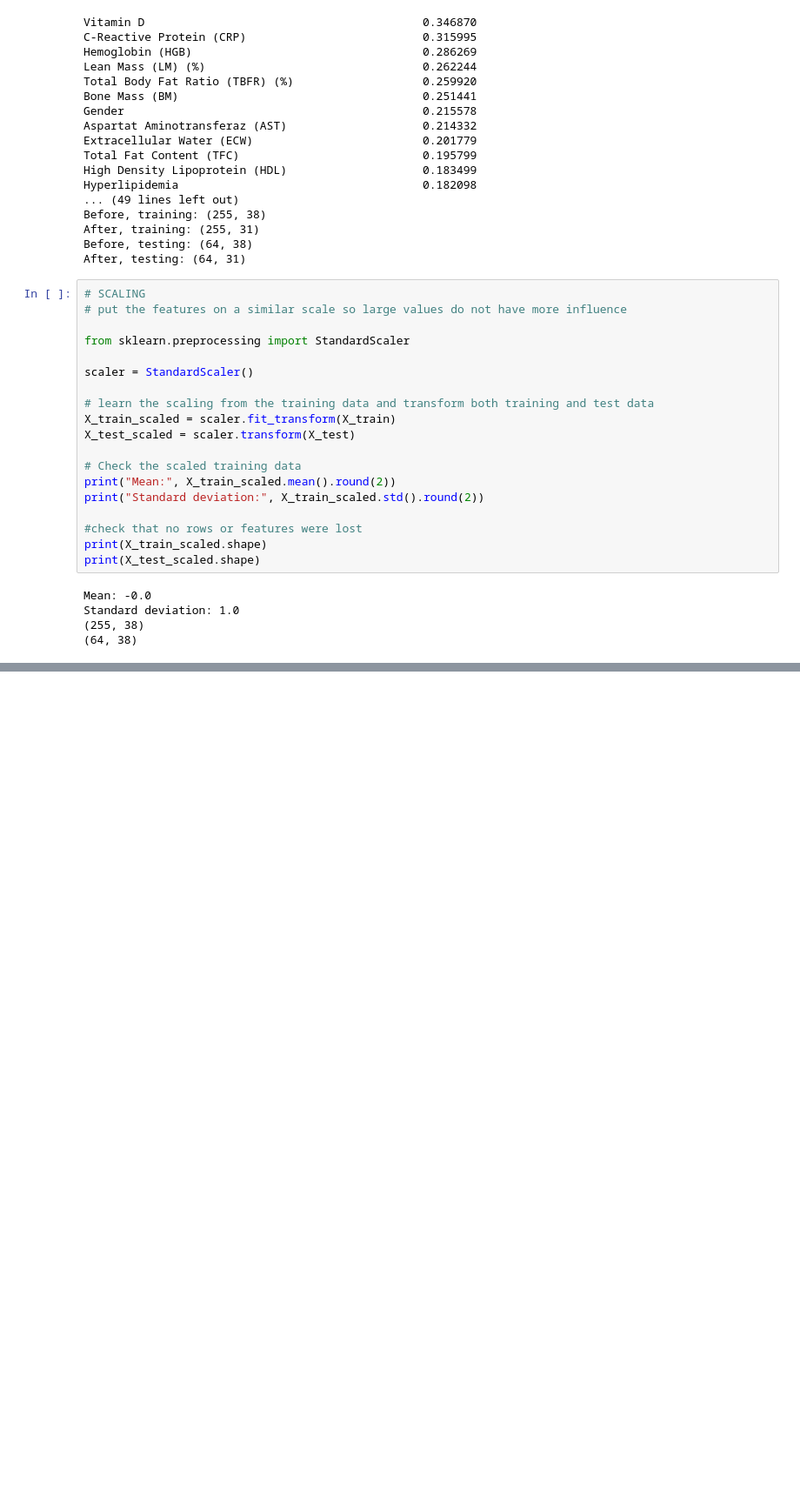
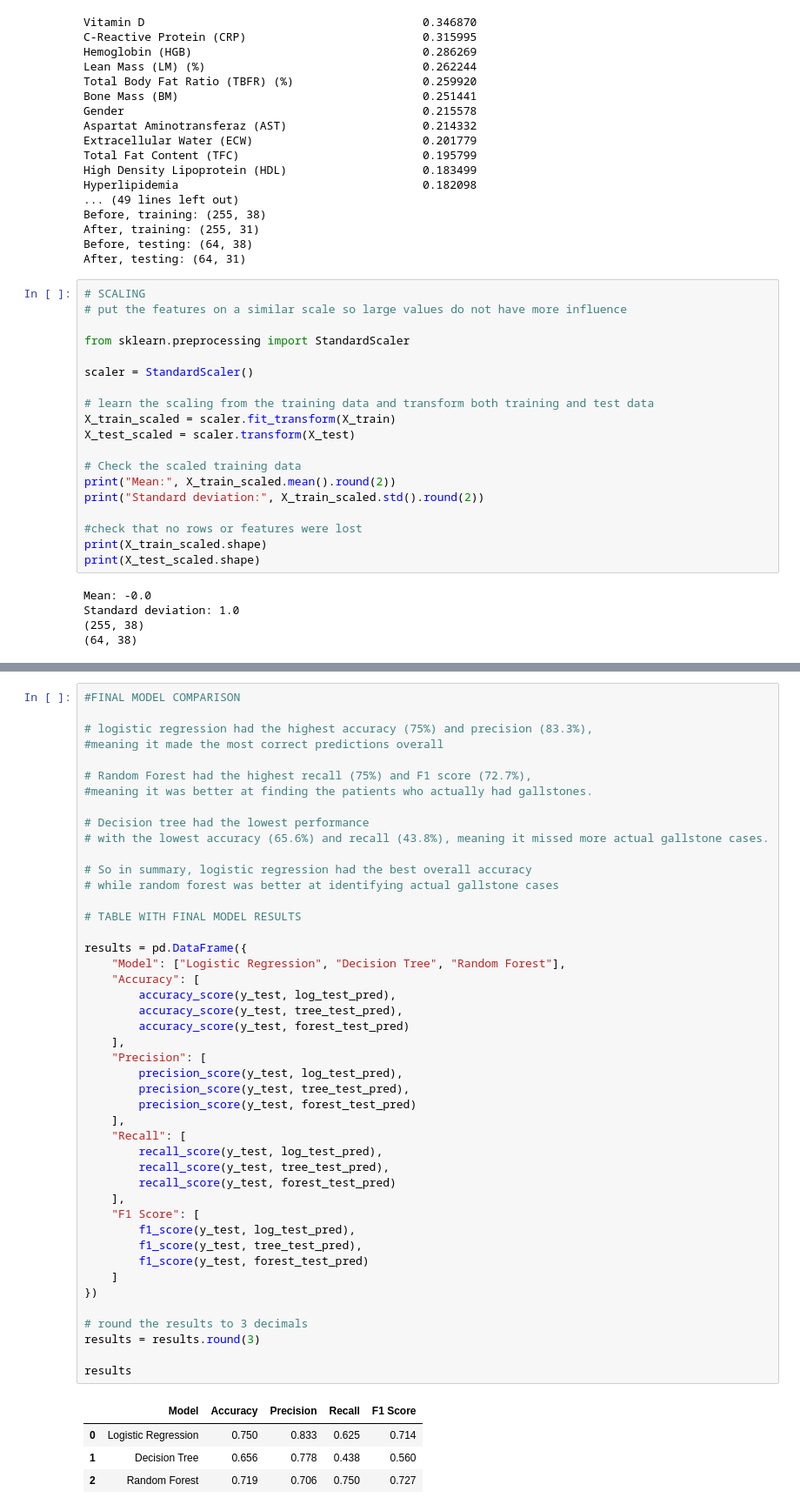
Before and after one commit to nyboo/DAT540, a Jupyter notebook: report.ipynb, the cells around one changed output, grey strips where cells are left out. Shown at 87% size. Saved outputs shown, nothing was run; the diff lists cells and outputs as text; blank space fills up the shorter version.

```diff
--- a/report.ipynb
+++ b/report.ipynb
@@ -671,3 +671,53 @@ Accuracy: 0.719
 Precision: 0.706
 Recall: 0.75
 F1 Score: 0.727
+# %%
+#FINAL MODEL COMPARISON
+
+# logistic regression had the highest accuracy (75%) and precision (83.3%),
+#meaning it made the most correct predictions overall
+
+# Random Forest had the highest recall (75%) and F1 score (72.7%),
+#meaning it was better at finding the patients who actually had gallstones.
+
+# Decision tree had the lowest performance
+# with the lowest accuracy (65.6%) and recall (43.8%), meaning it missed more actual gallstone cases.
+
+# So in summary, logistic regression had the best overall accuracy
+# while random forest was better at identifying actual gallstone cases
+
+# TABLE WITH FINAL MODEL RESULTS
+
+results = pd.DataFrame({
+    "Model": ["Logistic Regression", "Decision Tree", "Random Forest"],
+    "Accuracy": [
+        accuracy_score(y_test, log_test_pred),
+        accuracy_score(y_test, tree_test_pred),
+        accuracy_score(y_test, forest_test_pred)
+    ],
+    "Precision": [
+        precision_score(y_test, log_test_pred),
+        precision_score(y_test, tree_test_pred),
+        precision_score(y_test, forest_test_pred)
+    ],
+    "Recall": [
+        recall_score(y_test, log_test_pred),
+        recall_score(y_test, tree_test_pred),
+        recall_score(y_test, forest_test_pred)
+    ],
+    "F1 Score": [
+        f1_score(y_test, log_test_pred),
+        f1_score(y_test, tree_test_pred),
+        f1_score(y_test, forest_test_pred)
+    ]
+})
+
+# round the results to 3 decimals
+results = results.round(3)
+
+results
+# %% [output]
+|  | Model | Accuracy | Precision | Recall | F1 Score |
+| 0 | Logistic Regression | 0.750 | 0.833 | 0.625 | 0.714 |
+| 1 | Decision Tree | 0.656 | 0.778 | 0.438 | 0.560 |
+| 2 | Random Forest | 0.719 | 0.706 | 0.750 | 0.727 |
```
Also changed, not shown: parts of 2 cells of this notebook.
